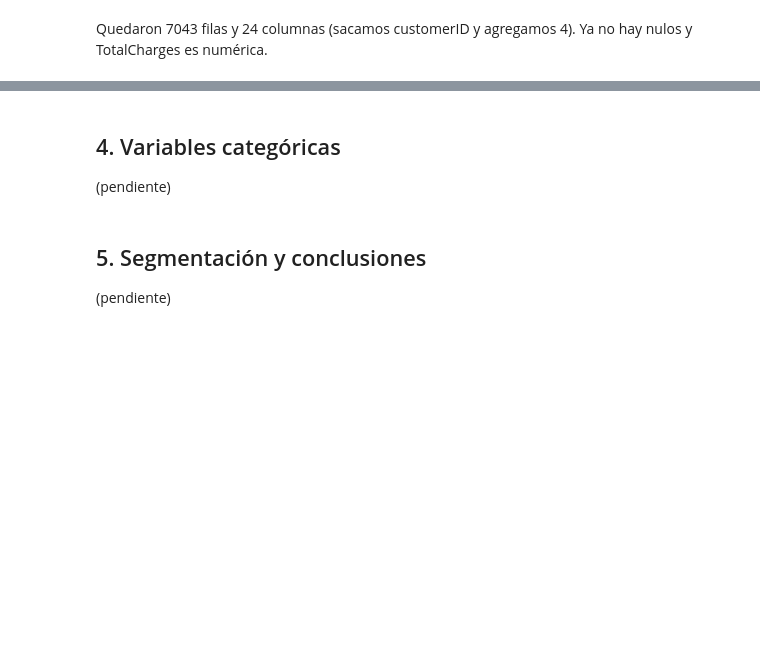
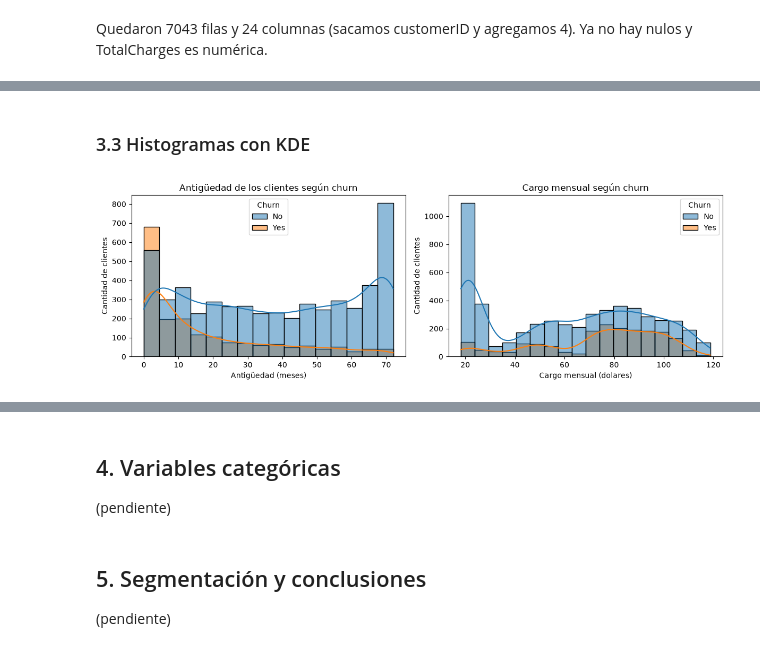
Before and after one commit to andyargg/tpi-analisis-de-datos, a Jupyter notebook: notebooks/TPI_Analisis_de_Datos.ipynb, the cells around one changed output, grey strips where cells are left out. Drawn from its saved outputs; the diff is of its cells as text; code cells hidden in the pictures; blank space fills up the shorter version.

Commit message:
Agrego medidas de tendencia, comparaciones de churn, histogramas y Pearson-Heatmap.

```diff
--- a/notebooks/TPI_Analisis_de_Datos.ipynb
+++ b/notebooks/TPI_Analisis_de_Datos.ipynb
@@ -236,0 +439,17 @@ es numérica.
+# %% [markdown]
+### 3.3 Histogramas con KDE
+# %%
+fig, axes = plt.subplots(1, 2, figsize=(12, 4))
+sns.histplot(data=df, x="tenure", hue="Churn", kde=True, ax=axes[0])
+sns.histplot(data=df, x="MonthlyCharges", hue="Churn", kde=True, ax=axes[1])
+
+axes[0].set_title("Antigüedad de los clientes según churn")
+axes[0].set_xlabel("Antigüedad (meses)")
+axes[0].set_ylabel("Cantidad de clientes")
+axes[1].set_title("Cargo mensual según churn")
+axes[1].set_xlabel("Cargo mensual (dolares)")
+axes[1].set_ylabel("Cantidad de clientes")
+plt.tight_layout()
+plt.show()
+# %% [output]
+[figure, added]
```
Also changed, not shown: parts of 26 cells of this notebook.
